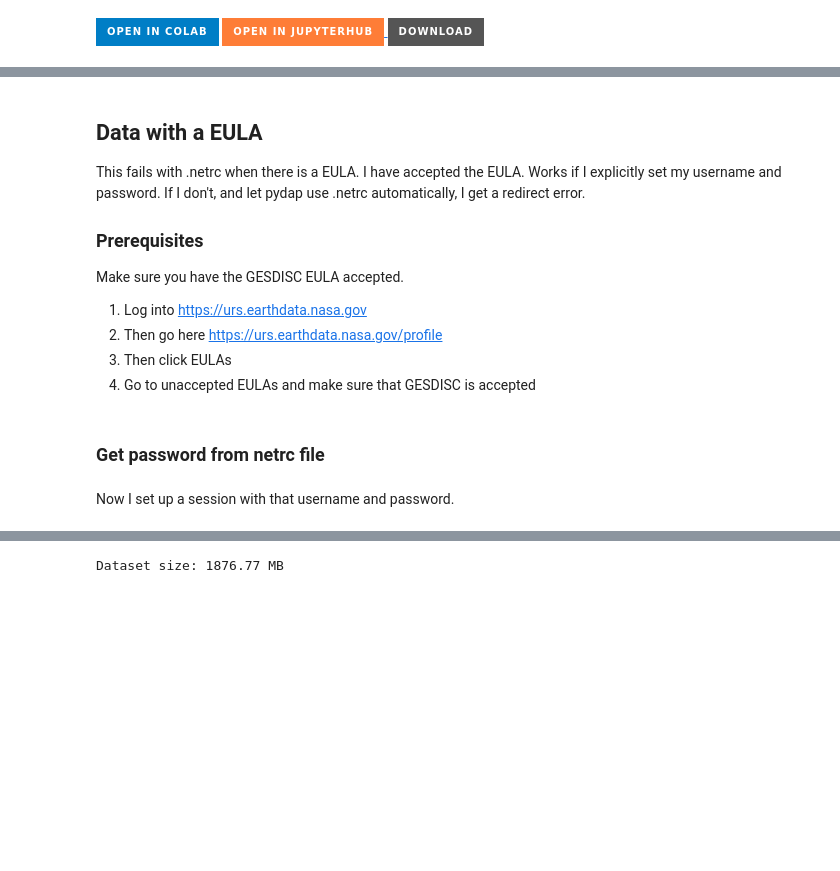
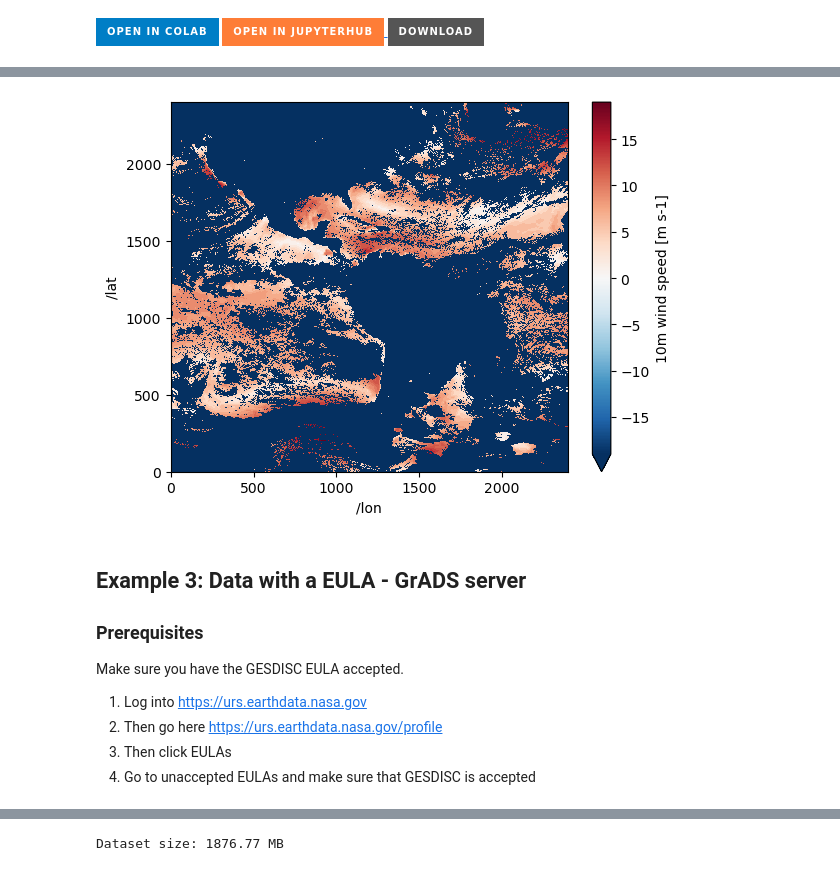
Before and after one commit to nmfs-opensci/NMFSHackDays-2025, a Jupyter notebook: topics-2025/2025-opendap/3-nasa.ipynb, the cells around one changed output, grey strips where cells are left out. Drawn from its saved outputs; the diff is of its cells as text; code cells hidden in the pictures; badges without logos; blank space fills up the shorter version.

```diff
--- a/topics-2025/2025-opendap/3-nasa.ipynb
+++ b/topics-2025/2025-opendap/3-nasa.ipynb
@@ -107,0 +219,18 @@ Wall time: 1.55 ms
+# %%
+import requests
+
+# Define variables
+# Get the concept_id from https://search.earthdata.nasa.gov/
+concept_id = "C2036877806-POCLOUD"
+start_time = "2022-01-01T00:00:00Z"
+end_time = "2022-01-01T06:00:00Z"
+
+# Format the CMR search URL with variables
+url = f"https://cmr.earthdata.nasa.gov/search/granules.umm_json?collection_concept_id={concept_id}&temporal={start_time},{end_time}&pageSize=365"
+
+# Make the request
+r = requests.get(url)
+response_body = r.json()
+
+# Print response status
+print(r.status_code)  # Should be 200 if successful
@@ -107,0 +241,8 @@ Wall time: 1.55 ms
+# %%
+od_files = []
+for itm in response_body['items']:
+    for urls in itm['umm']['RelatedUrls']:
+        if 'OPeNDAP' in urls['Description']:
+            od_files.append(urls['URL'])
+
+od_files
@@ -107,0 +257,5 @@ Wall time: 1.55 ms
+# %%
+# make sure we have an authenticated session
+import earthaccess
+earthaccess.login()
+edl_session = earthaccess.get_requests_https_session()
@@ -107,0 +264,8 @@ Wall time: 1.55 ms
+# %%
+%%time
+dap4_urls = [url.replace("https", "dap4", 1) for url in od_files]
+ds = xr.open_mfdataset(
+    dap4_urls, engine="pydap",
+    combine='nested', concat_dim="/time",
+    decode_cf=False,
+    session=edl_session)
@@ -108,7 +295,9 @@ Wall time: 1.55 ms
+# %%
+ds["wind_speed"].isel({"/time": 5}).plot();
+# %% [output]
+[figure, added]
 # %% [markdown]
-## Data with a EULA
-
-This fails with .netrc when there is a EULA. I have accepted the EULA. Works if I explicitly set my username and password. If I don't, and let pydap use .netrc automatically, I get a redirect error.
+## Example 3: Data with a EULA - GrADS server
 
 ### Prerequisites
 
@@ -121,5 +310,3 @@ Make sure you have the GESDISC EULA accepted.
 # %%
 # the GESDISC data requires a EULA
 eula_url = 'https://goldsmr4.gesdisc.eosdis.nasa.gov/opendap/MERRA2/M2T1NXSLV.5.12.4/2016/06/MERRA2_400.tavg1_2d_slv_Nx.20160601.nc4'
-# %% [markdown]
-### Get password from netrc file
@@ -138,2 +312,0 @@ except FileNotFoundError:
-# %% [markdown]
-Now I set up a session with that username and password.
```
Also changed, not shown: parts of 62 cells of this notebook, 59 other files.
